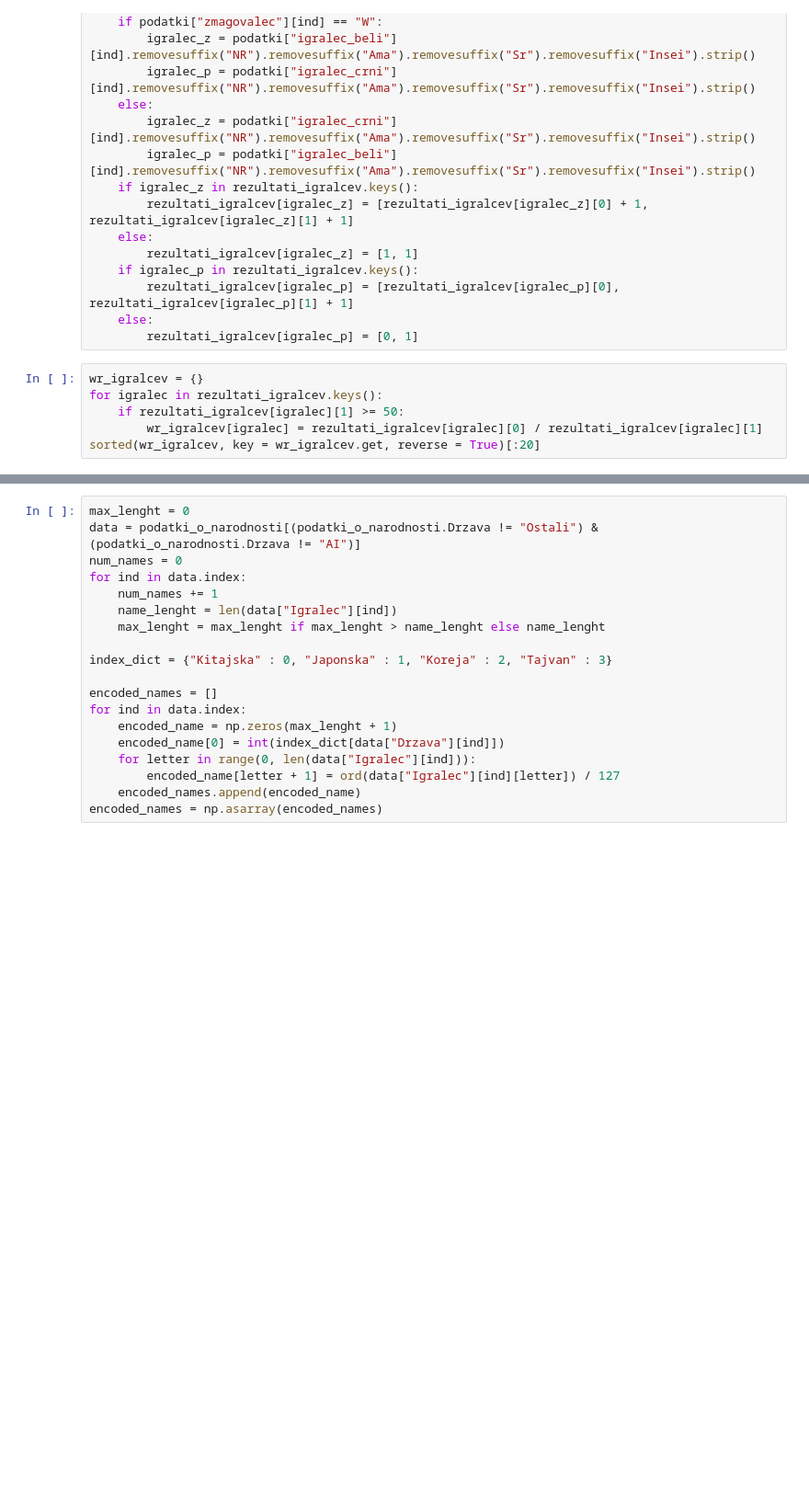
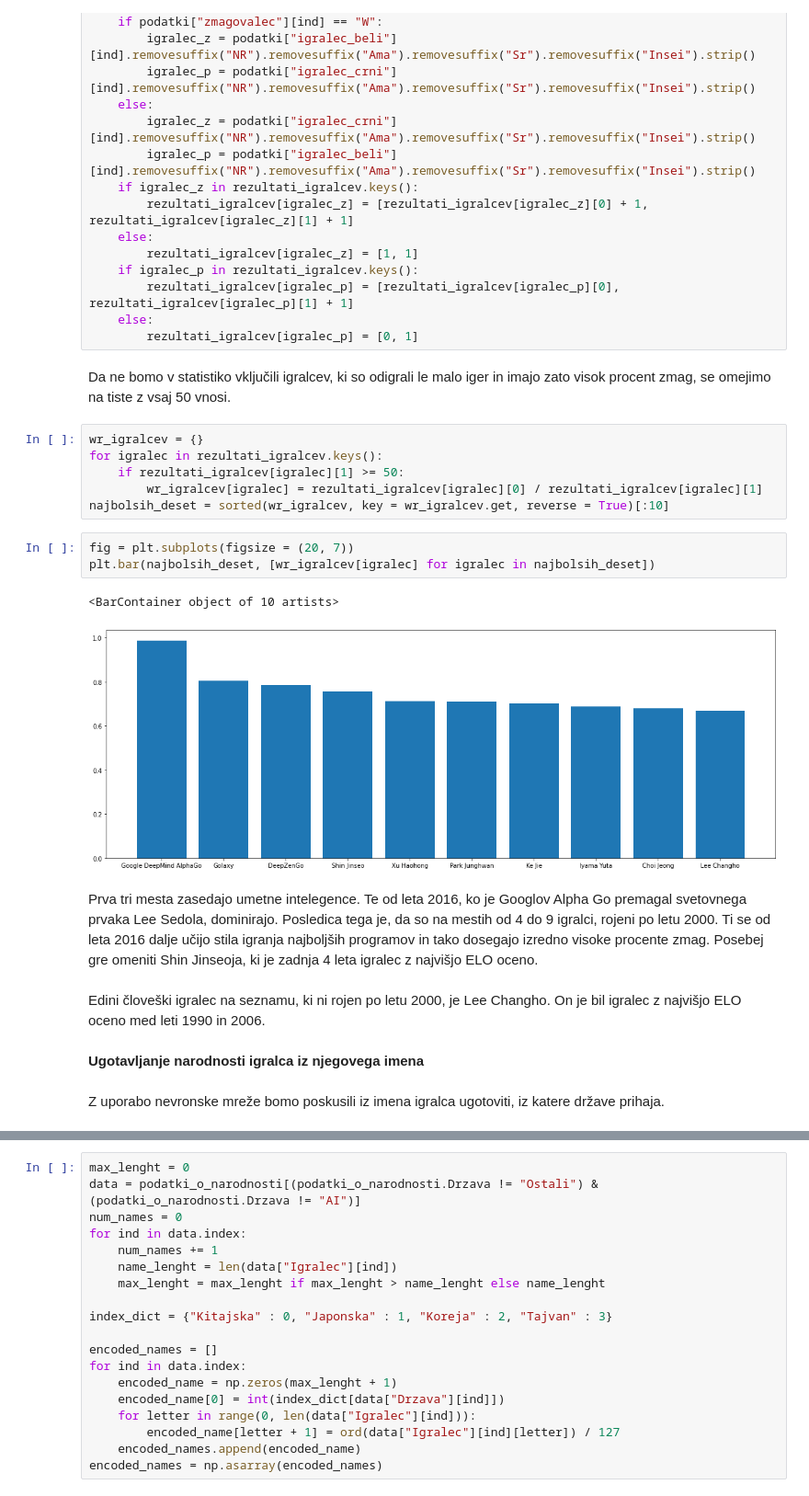
Before and after one commit to TheValyrianFreehold/nepremicnine, a Jupyter notebook: analiza_podatkov.ipynb, the cells around one changed output, grey strips where cells are left out. Shown: that part at 92% size. Drawn from its saved outputs; the diff is of its cells as text; blank space fills up the shorter version.

```diff
--- a/analiza_podatkov.ipynb
+++ b/analiza_podatkov.ipynb
@@ -94,9 +216,25 @@ for ind in podatki.index:
         rezultati_igralcev[igralec_p] = [rezultati_igralcev[igralec_p][0], rezultati_igralcev[igralec_p][1] + 1]
     else:
         rezultati_igralcev[igralec_p] = [0, 1]
+# %% [markdown]
+Da ne bomo v statistiko vključili igralcev, ki so odigrali le malo iger in imajo zato visok procent zmag, se omejimo na tiste z vsaj 50 vnosi.
 # %%
 wr_igralcev = {}
 for igralec in rezultati_igralcev.keys():
     if rezultati_igralcev[igralec][1] >= 50:
         wr_igralcev[igralec] = rezultati_igralcev[igralec][0] / rezultati_igralcev[igralec][1]
-sorted(wr_igralcev, key = wr_igralcev.get, reverse = True)[:20]
+najbolsih_deset = sorted(wr_igralcev, key = wr_igralcev.get, reverse = True)[:10]
+# %%
+fig = plt.subplots(figsize = (20, 7))
+plt.bar(najbolsih_deset, [wr_igralcev[igralec] for igralec in najbolsih_deset])
+# %% [output]
+<BarContainer object of 10 artists>
+[figure, added]
+# %% [markdown]
+Prva tri mesta zasedajo umetne intelegence. Te od leta 2016, ko je Googlov Alpha Go premagal svetovnega prvaka Lee Sedola, dominirajo. Posledica tega je, da so na mestih od 4 do 9 igralci, rojeni po letu 2000. Ti se od leta 2016 dalje učijo stila igranja najboljših programov in tako dosegajo izredno visoke procente zmag. Posebej gre omeniti Shin Jinseoja, ki je zadnja 4 leta igralec z najvišjo ELO oceno.
+# %% [markdown]
+Edini človeški igralec na seznamu, ki ni rojen po letu 2000, je Lee Changho. On je bil igralec z najvišjo ELO oceno med leti 1990 in 2006.
+# %% [markdown]
+**Ugotavljanje narodnosti igralca iz njegovega imena**
+# %% [markdown]
+Z uporabo nevronske mreže bomo poskusili iz imena igralca ugotoviti, iz katere države prihaja.
```
Also changed, not shown: parts of 42 cells of this notebook, 3 other files.
